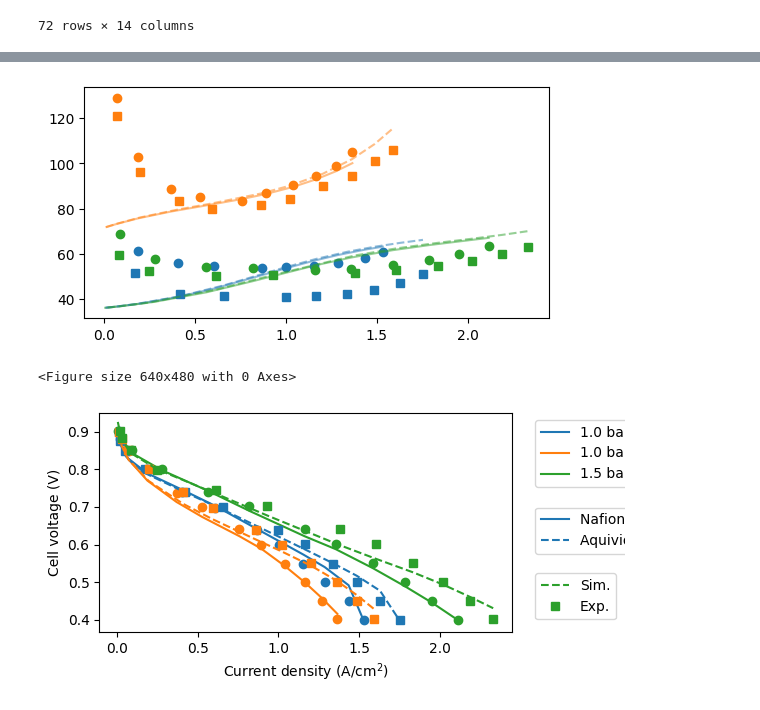
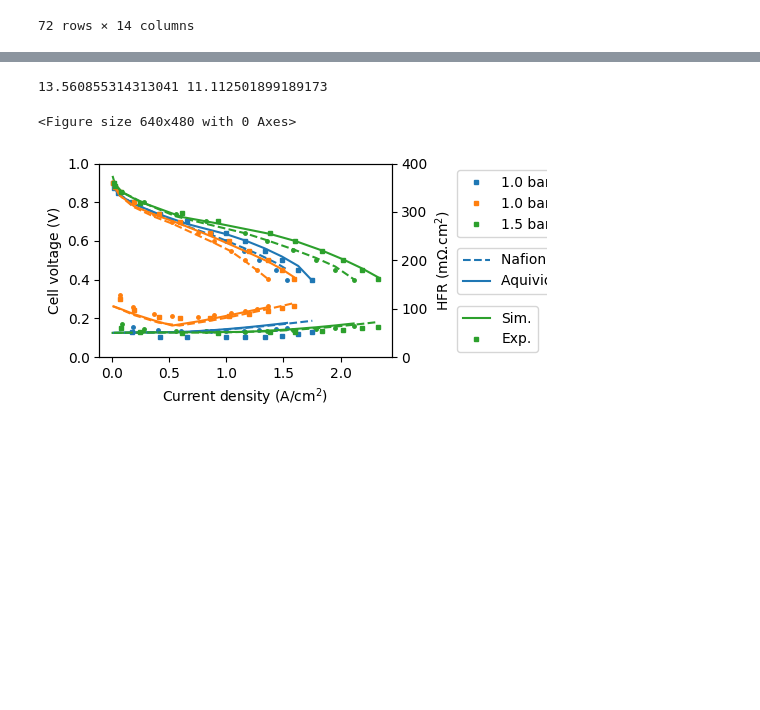
Before and after one commit to affonsop/marapendi, a Jupyter notebook: scripts/estimate_data_garsany2018.ipynb, the cells around one changed output, grey strips where cells are left out. Drawn from its saved outputs; the diff is of its cells as text; code cells hidden in the pictures; blank space fills up the shorter version.

Commit message:
Modifications after modval, correcting tests according (ongoing)

```diff
--- a/scripts/estimate_data_garsany2018.ipynb
+++ b/scripts/estimate_data_garsany2018.ipynb
@@ -265,7 +272,7 @@ for case in case_list:
 exp_res_list = np.concatenate(exp_res_list)
 
 
-model = cb.ParameterEstimationSteadyState(h2, {
+model = cb.ParameterEstimationSteadyState(h2, {'AquivionD83-06-cl-proton-cond-exp': 1.85,
         'AquivionD83-06-pore-diameter':120e-9,
         'NafionLQ1115-pore-diameter':120e-9,
         'i0-c': 3.82e-4,
@@ -274,6 +281,7 @@ model = cb.ParameterEstimationSteadyState(h2, {
         'NafionHP-conductivity-exp': 1,
         'Aquivion-cl-K-abs': 1e-13,
         'Nafion-cl-K-abs': 1e-13,
+        'Nafion-memb-diff': 4.3e-10,
         'NafionLQ1115-cl-proton-cond':22.1,
         'AquivionD83-06-cl-proton-cond-exp': 3.33,
         'AquivionD83-06-cl-proton-cond': 135,
@@ -455,4 +463,4 @@ Number of valid samples: 15
 # %%
-sol, p_est = model.estimate(exp_res_list, t=0, print_iterations=True, popsize=20, ftol=1e-5)
+sol, p_est = model.estimate(exp_res_list, t=0, print_iterations=True, popsize=40, ftol=1e-5)
 model.p.update({param: v for param, v in zip(model.p_i_name, p_est)})
 # %% [output]
@@ -486,54 +551,67 @@ exp_data = exp_data
 case_name = [
 
     'Nafion LSC - 1 bar - 50% RH',
     'Nafion LSC - 1 bar - 100% RH',
     'Nafion LSC - 1.5 bar - 100% RH',
     'Aquivion SSC - 1 bar - 50% RH',
     'Aquivion SSC - 1 bar - 100% RH',
 
     'Aquivion SSC - 1.5 bar - 100% RH',
 
 ]
-labels = []
-fig1, ax1 = plt.subplots(1, figsize=(6,3))
-fig2, ax2 = plt.subplots(1,1, figsize=(6,3))
+labels, labels2 = [], []
+fig1, ax1 = plt.subplots(1, figsize=(6.6,2.8))
+ax2 = ax1.twinx()
+RMSE_U = 0
+RMSE_HFR = 0
+N_U = 0
+N_HFR = 0
 for i_cell, cell in enumerate(['LSC Nafion', 'SSC Aquivion']):
     for k, case in enumerate(case_list):
         fuel_cell = create_fuel_cell(model.p, cell)
         U_sim = compute_ui_curve(fuel_cell, case)
         case_exp_data = exp_data.loc[np.logical_and(exp_data.case == case, exp_data.cell_id == cell)]
         U_exp = case_exp_data['U'].values
-        res = U_exp - U_sim
-        RMSE = np.sqrt(np.dot(res, res) / len(res)) * 1000
+        res_U = U_exp - U_sim
 
-        l2, = ax1.plot(fuel_cell.current_density/1e4, U_exp, 'C{}'.format(k) + ('s' if i_cell == 1 else 'o'))
-        l, = ax1.plot(fuel_cell.current_density/1e4, U_sim, 'C{}-'.format(k) + ('-' if i_cell == 1 else ''), label='{:.0f} mV'.format(RMSE))
+
+        l2, = ax1.plot(fuel_cell.current_density/1e4, U_exp, 'C{}'.format(k) + ('s' if i_cell == 1 else 'o'), markersize=2.5)
+        l, = ax1.plot(fuel_cell.current_density/1e4, U_sim, 'C{}-'.format(k) + ('-' if i_cell == 0 else ''))
         labels.append(l)
-        leg_RMSE = ax1.legend(title='RMSE', bbox_to_anchor=(1.5,1), loc='upper left')
-
-        ax2.plot(fuel_cell.current_density/1e4, 1e7*fuel_cell.high_frequency_resistance(), 'C{}-'.format(k) + '-' if i_cell == 1 else '', label=case, alpha=0.5 )
-        ax2.plot(case_exp_data['i'].values, 1e7*case_exp_data['hfr'].values, 'C{}'.format(k) + ('s' if i_cell == 1 else 'o'))
-
+        labels2.append(l2)
+        #leg_RMSE = ax1.legend(title='RMSE', bbox_to_anchor=(1.7,1), loc='upper left')
+        ax1.set_ylim(0,1)
+        ax2.plot(fuel_cell.current_density/1e4, 1e7*fuel_cell.high_frequency_resistance(), 'C{}-'.format(k) + '-' if i_cell == 1 else '', label=case)
+        ax2.plot(case_exp_data['i'].values, 1e7*case_exp_data['hfr'].values, 'C{}'.format(k) + ('s' if i_cell == 1 else 'o'), markersize=2.5)
+        res_HFR = np.nan_to_num(fuel_cell.high_frequency_resistance() - case_exp_data['hfr'].values,0)
+        RMSE_U += np.dot(res_U, res_U)
+        RMSE_HFR += np.dot(res_HFR, res_HFR)
+        N_U += len(res_U)
+        N_HFR += len(res_HFR) - sum(np.isnan(case_exp_data['hfr'].values))
+        ax2.set_ylim(0,400)
         plt.figure(3)
         # plt.plot(fuel_cell.current_density/1e4, fuel_cell.ca.bi, 'C{}-'.format(k) + '-' if i_cell == 1 else '', label=case, alpha=0.5 )
         # plt.plot(fuel_cell.current_density/1e4, fuel_cell.an.bi, 'C{}-'.format(k) + '-' if i_cell == 1 else '', label=case, alpha=0.5 )
         # plt.plot(fuel_cell.current_density/1e4, fuel_cell.membrane.pe, 'C{}-'.format(k) + '-' if i_cell == 1 else '', label=case, alpha=0.5 )
-
+RMSE_U = np.sqrt(RMSE_U / N_U)
+RMSE_HFR = np.sqrt(RMSE_HFR/ N_HFR)
+print(RMSE_U * 1e3, RMSE_HFR * 1e7)
 plt.figure(1)
-leg1 = plt.legend(handles=labels[0:3], labels=['1.0 bar - 50% RH', '1.0 bar - 100% RH', '1.5 bar - 100% RH', ], bbox_to_anchor=(1.04,1), loc='upper left')
-leg2 = plt.legend(handles=(labels[0], labels[3]), labels=['Nafion LSC', 'Aquivion SSC'], bbox_to_anchor=(1.04,0.6), loc='upper left')
-leg3 = plt.legend(handles=(l, l2), labels=['Sim.', 'Exp.'], bbox_to_anchor=(1.04,0.3), loc='upper left')
-ax1.add_artist(leg_RMSE)
+leg1 = ax1.legend(handles=labels2[3:], labels=['1.0 bar - 50% RH', '1.0 bar - 100% RH', '1.5 bar - 100% RH', ], bbox_to_anchor=(1.2,1), loc='upper left')
+leg2 = ax1.legend(handles=(labels[0], labels[3]), labels=['Nafion LSC', 'Aquivion SSC'], bbox_to_anchor=(1.2,0.6), loc='upper left')
+leg3 = ax1.legend(handles=(l, l2), labels=['Sim.', 'Exp.'], bbox_to_anchor=(1.2,0.3), loc='upper left')
+#ax1.add_artist(leg_RMSE)
 ax1.add_artist(leg1)
 ax1.add_artist(leg2)
 ax1.set_xlabel('Current density (A/cm$^2$)')
 ax1.set_ylabel('Cell voltage (V)')
+ax2.set_ylabel('HFR (m$\Omega$.cm$^2$)')
 fig1.tight_layout()
-fig1.savefig('./test_figure.png', bbox_extra_artists=(leg1,leg_RMSE), bbox_inches='tight')
+fig1.savefig('garsany_2018_estimation.png', dpi=300, bbox_extra_artists=(leg1,), bbox_inches='tight')
 # %% [output]
+13.560855314313041 11.112501899189173
+<Figure size 640x480 with 0 Axes>
-[figure, old version]
+[figure, new version]
-<Figure size 640x480 with 0 Axes>
-[figure, removed]
 # %%
 for i_cell, cell in enumerate(['LSC Nafion']):
     for k, case in enumerate([1,2,3]):
```
Also changed, not shown: parts of 10 cells of this notebook, 11 other files.
